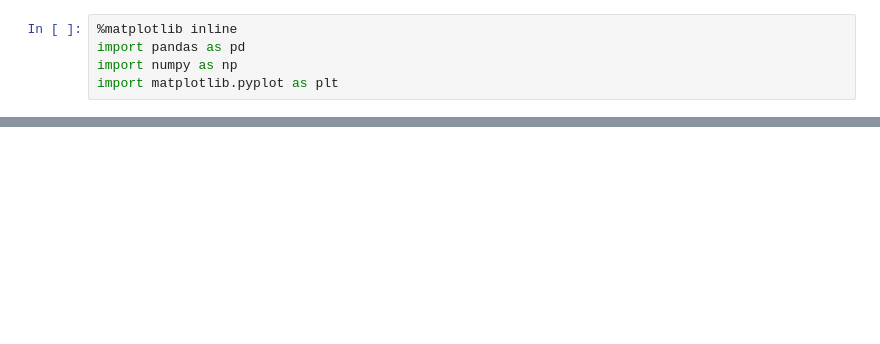
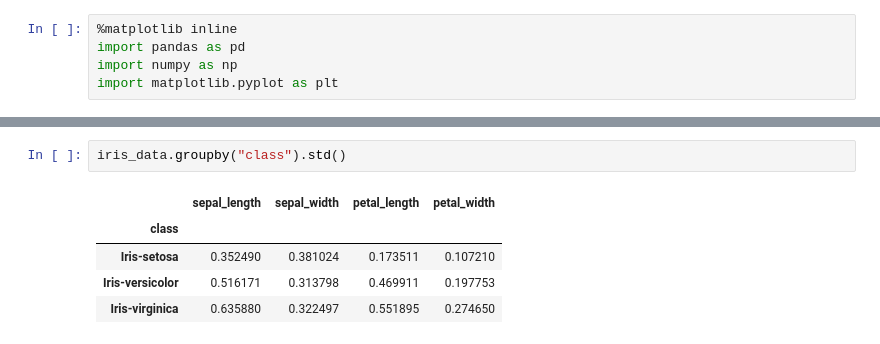
Before and after one commit to KostadinovK/Data-Science, a Jupyter notebook: 03-Data-Visualization-Exploratory-Data-Analysis/practice.ipynb, the cells around one changed output, grey strips where cells are left out. Cells and saved outputs as stored; diff of their text form; blank space fills up the shorter version.

```diff
--- a/03-Data-Visualization-Exploratory-Data-Analysis/practice.ipynb
+++ b/03-Data-Visualization-Exploratory-Data-Analysis/practice.ipynb
@@ -23,0 +61,8 @@ plt.style.use("seaborn")
+# %%
+iris_data.groupby("class").std()
+# %% [output]
+|  | sepal_length | sepal_width | petal_length | petal_width |
+| class |  |  |  |  |
+| Iris-setosa | 0.352490 | 0.381024 | 0.173511 | 0.107210 |
+| Iris-versicolor | 0.516171 | 0.313798 | 0.469911 | 0.197753 |
+| Iris-virginica | 0.635880 | 0.322497 | 0.551895 | 0.274650 |
```
Also changed, not shown: parts of 6 cells of this notebook.
